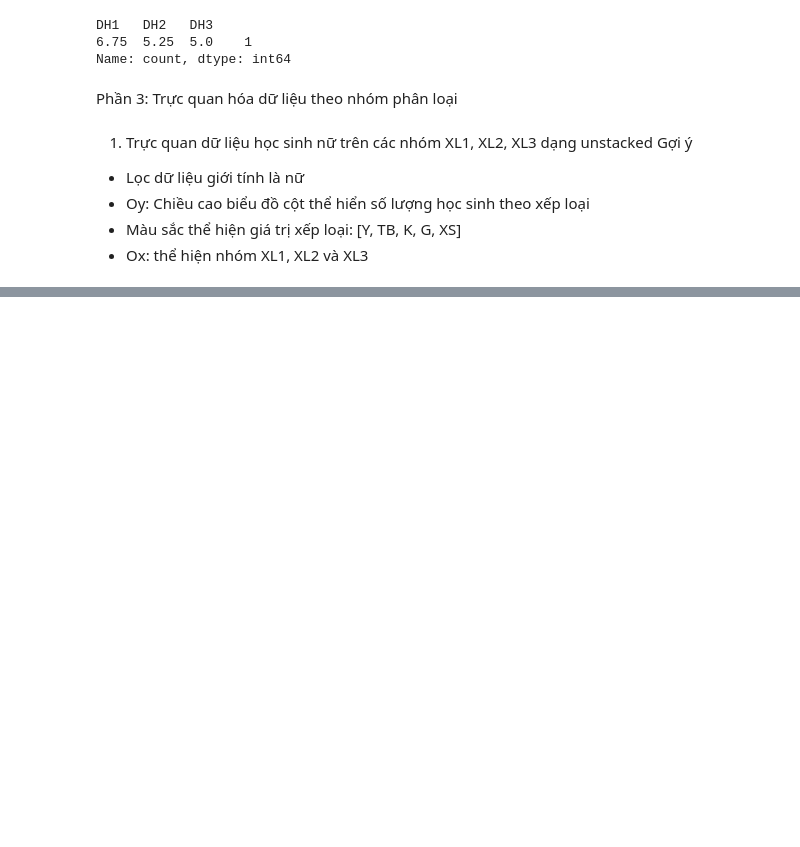
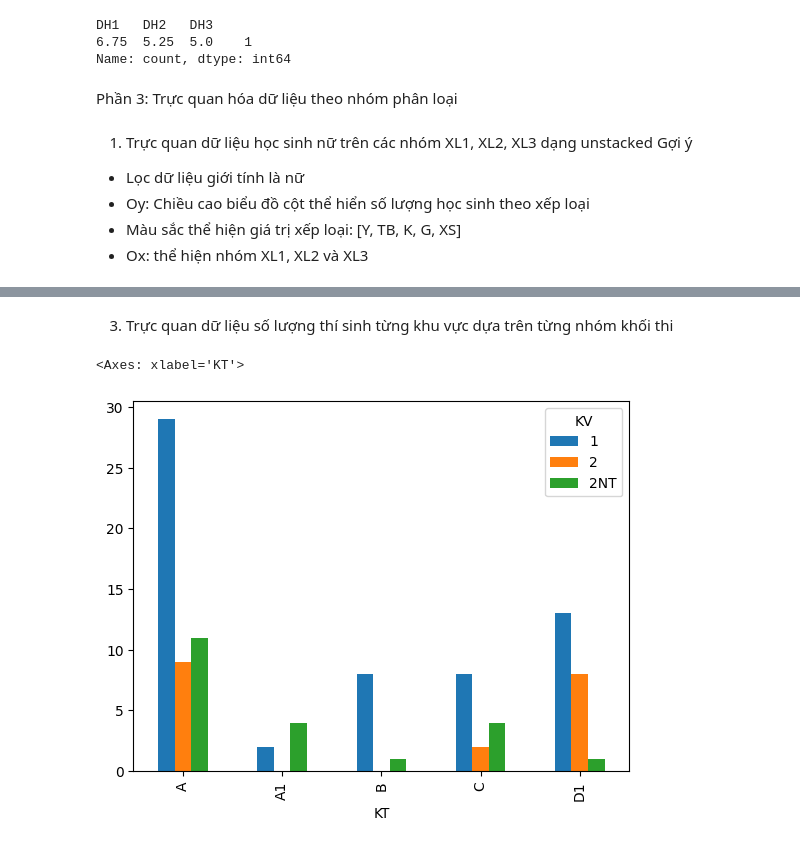
Before and after one commit to Duc-bug/Data-Analysis-Deep-Learning-Explanation, a Jupyter notebook: Week 2/lab2.ipynb, the cells around one changed output, grey strips where cells are left out. Saved outputs shown, nothing was run; the diff lists cells and outputs as text; code cells hidden in the pictures; blank space fills up the shorter version.

```diff
--- a/Week 2/lab2.ipynb
+++ b/Week 2/lab2.ipynb
@@ -191,0 +212,7 @@ Gợi ý
+# %% [markdown]
+3. Trực quan dữ liệu số lượng thí sinh từng khu vực dựa trên từng nhóm khối thi
+# %%
+pd.crosstab(df_tuyensinh['KT'], df_tuyensinh['KV']).plot(kind='bar', stacked=False)
+# %% [output]
+<Axes: xlabel='KT'>
+[figure, added]
```
Also changed, not shown: parts of 10 cells of this notebook.
